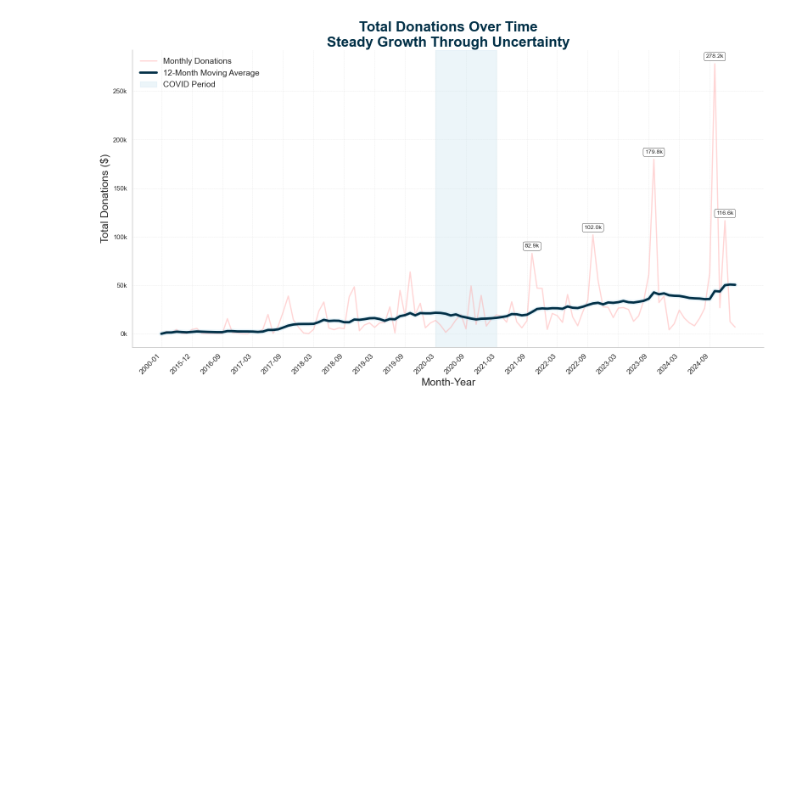
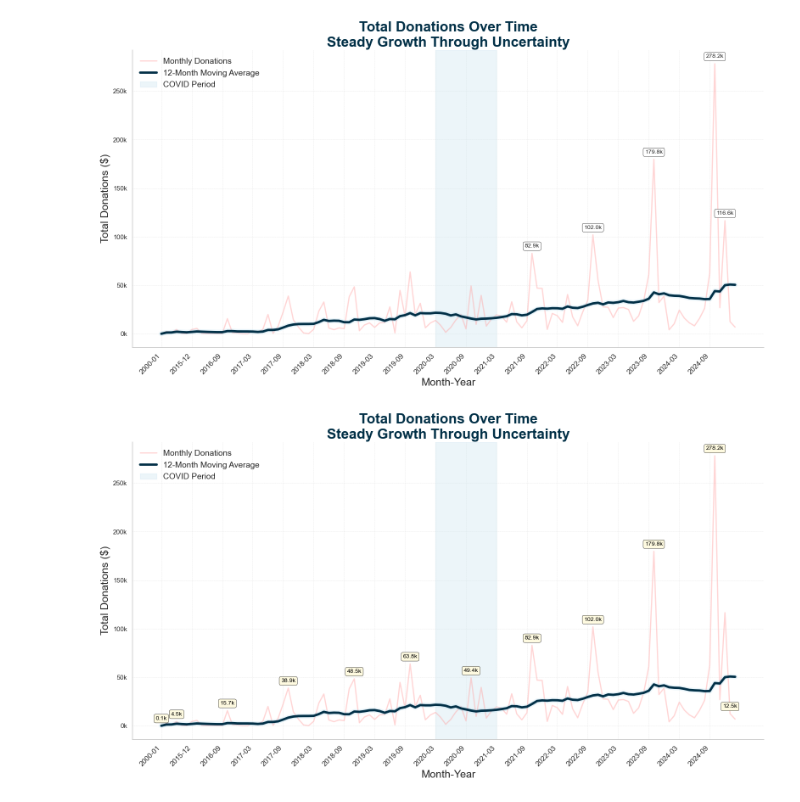
Before and after one commit to aniketgauba67/BRDC_25, a Jupyter notebook: BRDC.ipynb, the cells around one changed output. Saved outputs shown, nothing was run; the diff lists cells and outputs as text; code cells hidden in the pictures; blank space fills up the shorter version.

```diff
--- a/BRDC.ipynb
+++ b/BRDC.ipynb
@@ -345,5 +345,91 @@ plt.tight_layout()
 plt.show()
 # %% [output]
 [figure]
+# %%
+import matplotlib.pyplot as plt
+import matplotlib.ticker as ticker
+
+# 1. Group and Calculate Moving Average
+monthly_donations = data.groupby('YearMonth')['Revenue Amount'].sum().reset_index()
+monthly_donations['12_Month_MA'] = monthly_donations['Revenue Amount'].rolling(window=12, min_periods=1).mean()
+
+# 2. Create Plot
+fig, ax = plt.subplots(figsize=(16, 9))
+
+# Faded Monthly Donations Line
+ax.plot(monthly_donations['YearMonth'].astype(str),
+        monthly_donations['Revenue Amount'],
+        color='#FFADAD',   # Soft Coral Pink
+        alpha=0.5,
+        linewidth=2,
+        linestyle='-',
+        label='Monthly Donations')
+
+# Strong Moving Average Line
+ax.plot(monthly_donations['YearMonth'].astype(str),
+        monthly_donations['12_Month_MA'],
+        color='#023047',   # Dark Blue
+        linewidth=4,
+        linestyle='-',
+        label='12-Month Moving Average',
+        zorder=3)
+
+# Soft Shadow/Glow Effect Under Moving Average
+ax.plot(monthly_donations['YearMonth'].astype(str),
+        monthly_donations['12_Month_MA'],
+        color='#8ecae6',   # Light Blue Glow
+        linewidth=8,
+        alpha=0.2,
+        zorder=2)
+
+# Title and Labels
+ax.set_title('Total Donations Over Time\nSteady Growth Through Uncertainty', fontsize=24, fontweight='bold', color='#023047', loc='center')
+ax.set_xlabel('Month-Year', fontsize=18)
+ax.set_ylabel('Total Donations ($)', fontsize=18)
+
+# Format Y-axis in Thousands
+ax.yaxis.set_major_formatter(ticker.FuncFormatter(lambda x, pos: f'{int(x*1e-3)}k'))
+
+# X-axis formatting
+plt.xticks(ticks=range(0, len(monthly_donations), 6),
+           labels=monthly_donations['YearMonth'].astype(str)[::6],
+           rotation=45, ha='right', fontsize=12)
+
+# Highlight COVID Period (Soft Blue)
+ax.axvspan('2020-03', '2021-03', color='#d0e8f2', alpha=0.4, label='COVID Period')
+
+# Light Grid
+ax.grid(visible=True, linestyle='--', linewidth=0.5, alpha=0.5)
+
+# Remove Top/Right Spines
+ax.spines['top'].set_visible(False)
+ax.spines['right'].set_visible(False)
+
+# 3. Annotate Peaks - One Peak Per Year
+# Extract Year from YearMonth
+monthly_donations['Year'] = monthly_donations['YearMonth'].dt.year
+
+# Find the highest donation month of each year
+peaks_per_year = monthly_donations.loc[monthly_donations.groupby('Year')['Revenue Amount'].idxmax()]
+
+# Annotate peaks
+for i, row in peaks_per_year.iterrows():
+    ax.annotate(f'{row["Revenue Amount"]/1000:.1f}k',
+                (i, row['Revenue Amount']),
+                textcoords="offset points",
+                xytext=(0,10),
+                ha='center',
+                fontsize=10,
+                bbox=dict(boxstyle="round,pad=0.3", fc="#fefae0", ec="black", lw=0.5),
+                color='black')
+
+# 4. Add Legend
+ax.legend(fontsize=14, loc='upper left', frameon=False)
+
+# 5. Layout and Show
+plt.tight_layout()
+plt.show()
+# %% [output]
+[figure, added]
 # %%
 # --- 5.3 Campaign vs Unprompted Donations ---
```
Also changed, not shown: parts of 19 cells of this notebook.
